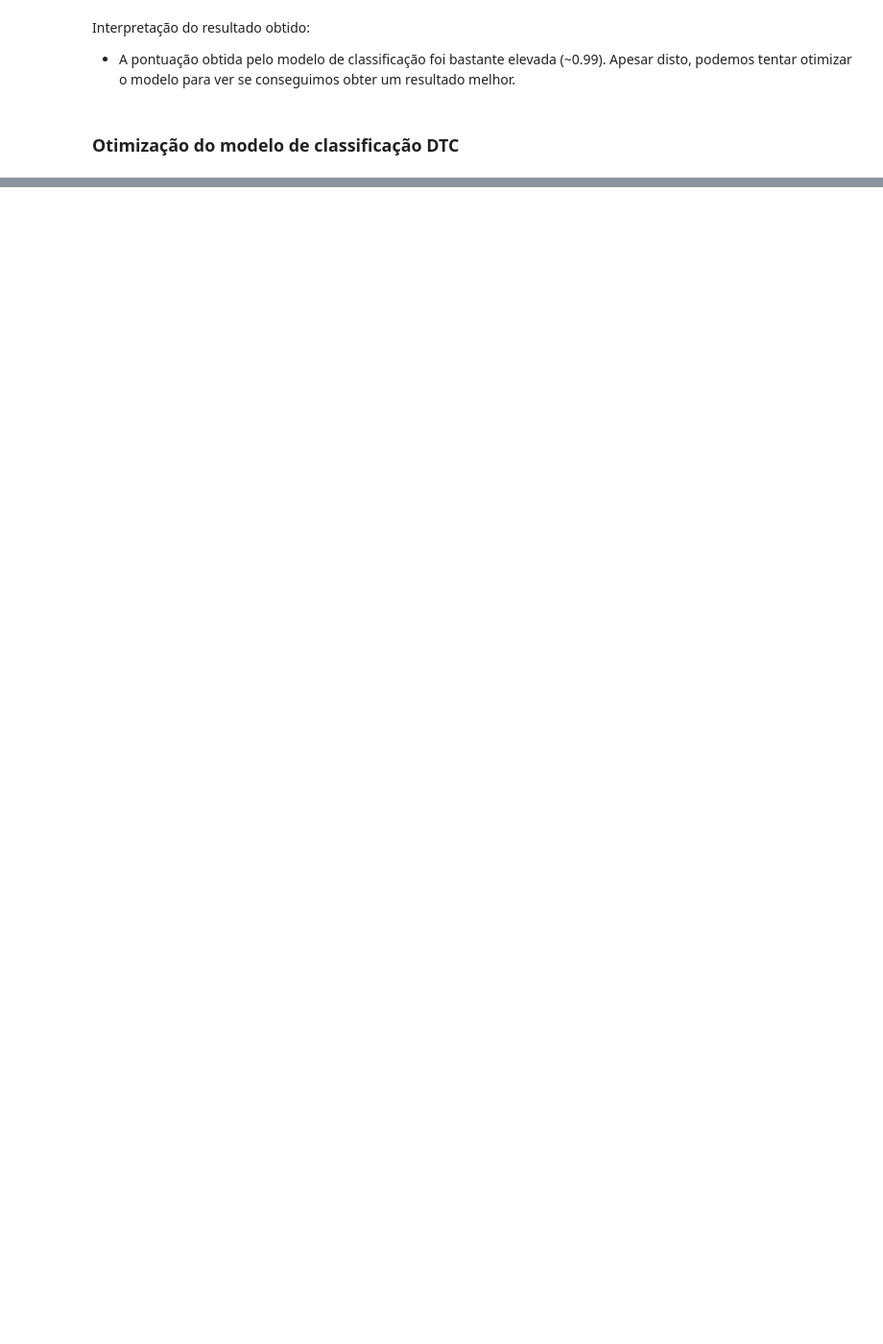
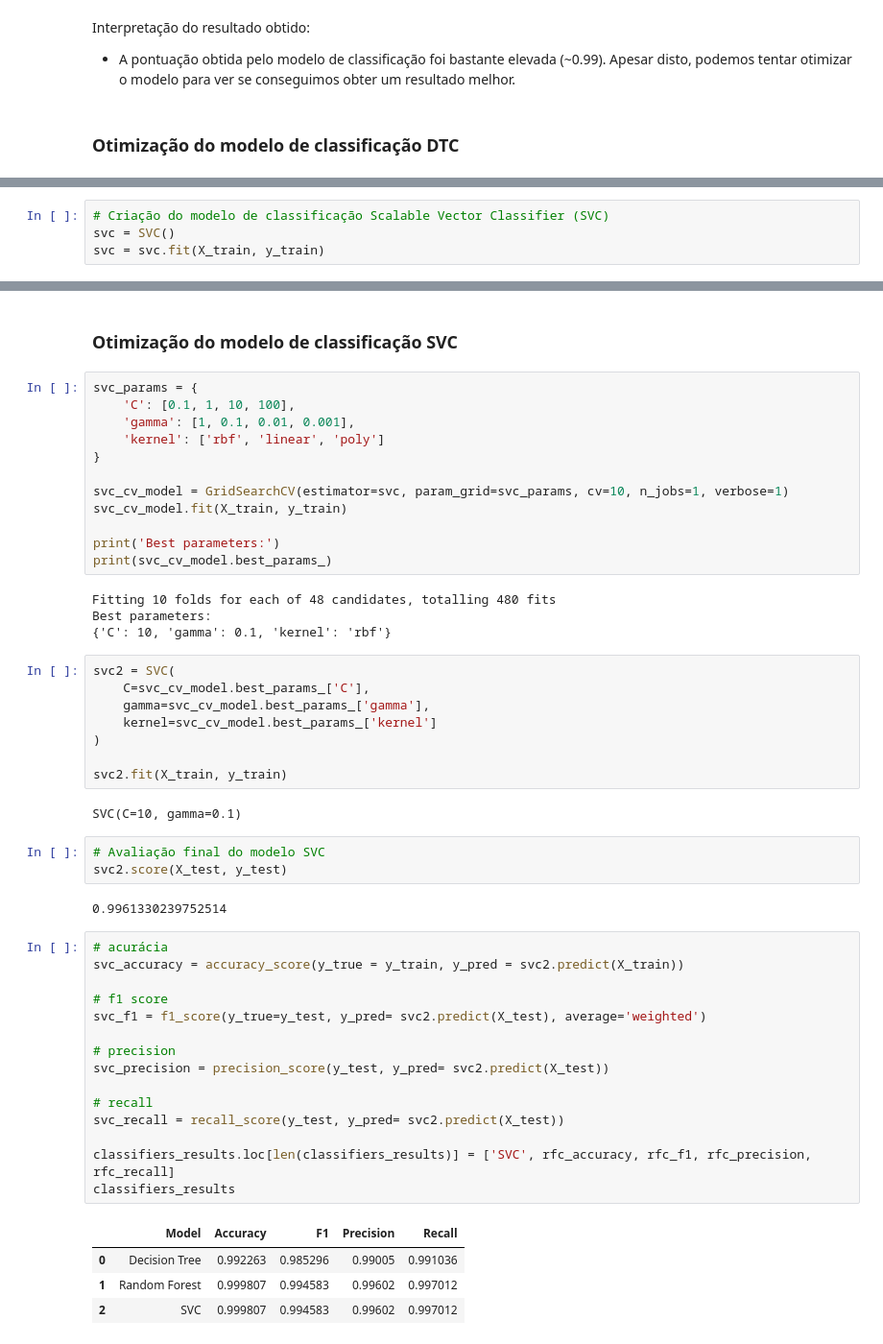
Before and after one commit to miguelamoreira/wineNotebook, a Jupyter notebook: notebook/grupo1.ipynb, the cells around one changed output, grey strips where cells are left out. Shown at 96% size. Cells and saved outputs as stored; diff of their text form; blank space fills up the shorter version.

```diff
--- a/notebook/grupo1.ipynb
+++ b/notebook/grupo1.ipynb
@@ -323,0 +402,4 @@ results_dtc
+# %%
+# Criação do modelo de classificação Scalable Vector Classifier (SVC)
+svc = SVC()
+svc = svc.fit(X_train, y_train)
@@ -323,0 +411,53 @@ results_dtc
+# %% [markdown]
+### Otimização do modelo de classificação SVC
+# %%
+svc_params = {
+    'C': [0.1, 1, 10, 100],
+    'gamma': [1, 0.1, 0.01, 0.001],
+    'kernel': ['rbf', 'linear', 'poly']
+}
+
+svc_cv_model = GridSearchCV(estimator=svc, param_grid=svc_params, cv=10, n_jobs=1, verbose=1)
+svc_cv_model.fit(X_train, y_train)
+
+print('Best parameters:')
+print(svc_cv_model.best_params_)
+# %% [output]
+Fitting 10 folds for each of 48 candidates, totalling 480 fits
+Best parameters:
+{'C': 10, 'gamma': 0.1, 'kernel': 'rbf'}
+# %%
+svc2 = SVC(
+    C=svc_cv_model.best_params_['C'],
+    gamma=svc_cv_model.best_params_['gamma'],
+    kernel=svc_cv_model.best_params_['kernel']
+)
+
+svc2.fit(X_train, y_train)
+# %% [output]
+SVC(C=10, gamma=0.1)
+# %%
+# Avaliação final do modelo SVC
+svc2.score(X_test, y_test)
+# %% [output]
+0.9961330239752514
+# %%
+# acurácia
+svc_accuracy = accuracy_score(y_true = y_train, y_pred = svc2.predict(X_train))
+
+# f1 score
+svc_f1 = f1_score(y_true=y_test, y_pred= svc2.predict(X_test), average='weighted')
+
+# precision
+svc_precision = precision_score(y_test, y_pred= svc2.predict(X_test))
+
+# recall
+svc_recall = recall_score(y_test, y_pred= svc2.predict(X_test))
+
+classifiers_results.loc[len(classifiers_results)] = ['SVC', rfc_accuracy, rfc_f1, rfc_precision, rfc_recall]
+classifiers_results
+# %% [output]
+|  | Model | Accuracy | F1 | Precision | Recall |
+| 0 | Decision Tree | 0.992263 | 0.985296 | 0.99005 | 0.991036 |
+| 1 | Random Forest | 0.999807 | 0.994583 | 0.99602 | 0.997012 |
+| 2 | SVC | 0.999807 | 0.994583 | 0.99602 | 0.997012 |
```
Also changed, not shown: parts of 19 cells of this notebook.
